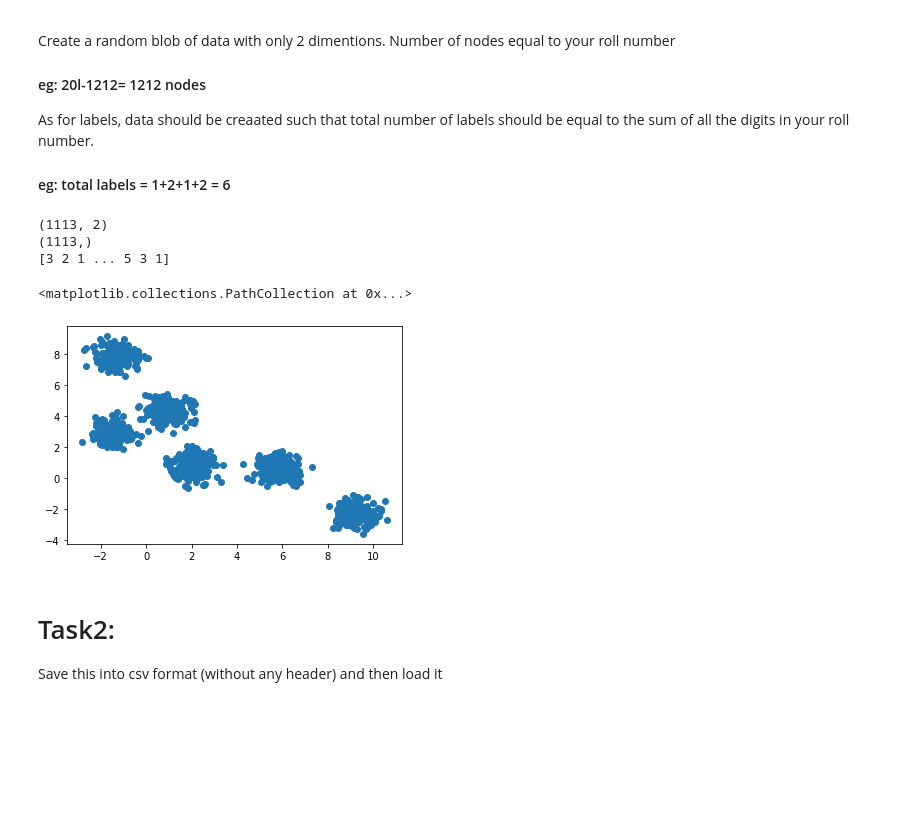
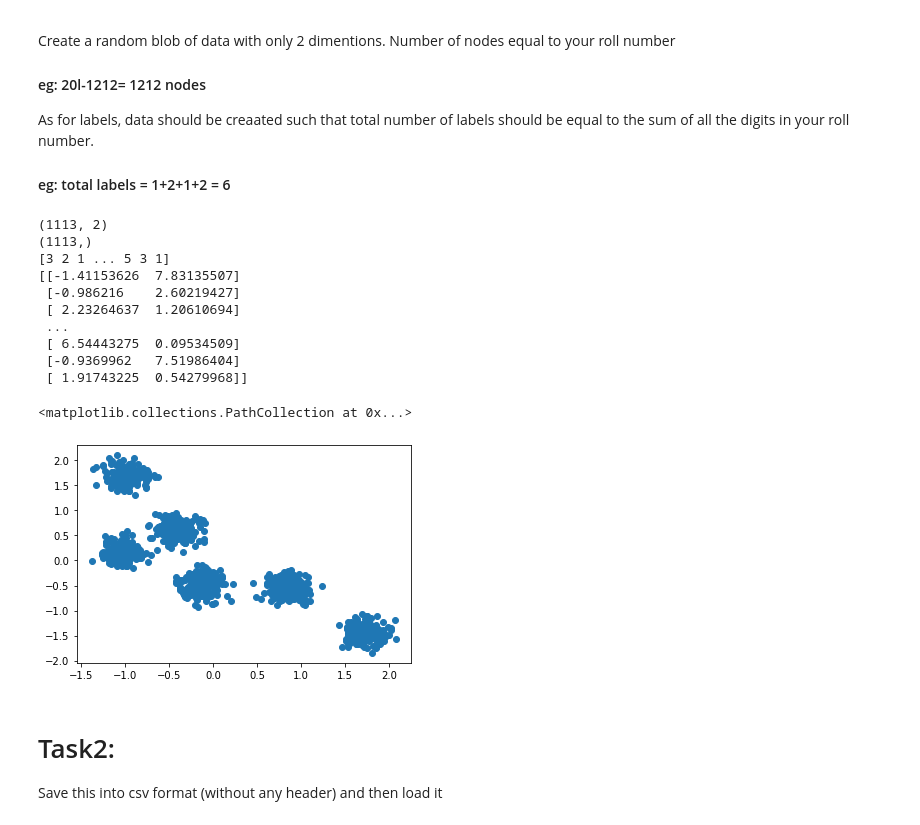
Before and after one commit to abdulsaboor938/Semester-4, a Jupyter notebook: Big Data Analytics/Code/Lab/Lab 4/20l-1113_lab4.ipynb, the cells around one changed output. Drawn from its saved outputs; the diff is of its cells as text; code cells hidden in the pictures; blank space fills up the shorter version.

```diff
--- a/Big Data Analytics/Code/Lab/Lab 4/20l-1113_lab4.ipynb
+++ b/Big Data Analytics/Code/Lab/Lab 4/20l-1113_lab4.ipynb
@@ -39,20 +39,28 @@ As for labels, data should be creaated such that total number of labels should b
 # %%
 # create Blob with 1113 total labels and 1+1+1+3 = 6 dimensions
 # using make_blob function
 # help(make_blobs)
 x,y = make_blobs(n_samples=1113, n_features=2, centers=6, random_state=0, cluster_std=0.5, shuffle = True)
 
 print(x.shape)
 print (y.shape)
 print(y)
-X = StandardScaler().fit_transform(x)
+print(x)
+x = StandardScaler().fit_transform(x)
 plt.scatter(x[:,0],x[:,1])
 # %% [output]
 (1113, 2)
 (1113,)
 [3 2 1 ... 5 3 1]
+[[-1.41153626  7.83135507]
+ [-0.986216    2.60219427]
+ [ 2.23264637  1.20610694]
+ ...
+ [ 6.54443275  0.09534509]
+ [-0.9369962   7.51986404]
+ [ 1.91743225  0.54279968]]
 <matplotlib.collections.PathCollection at 0x...>
-[figure, old version]
+[figure, new version]
 # %% [markdown]
 # Task2:
 Save this into csv format (without any header) and then load it
```
Also changed, not shown: 25 other files.
